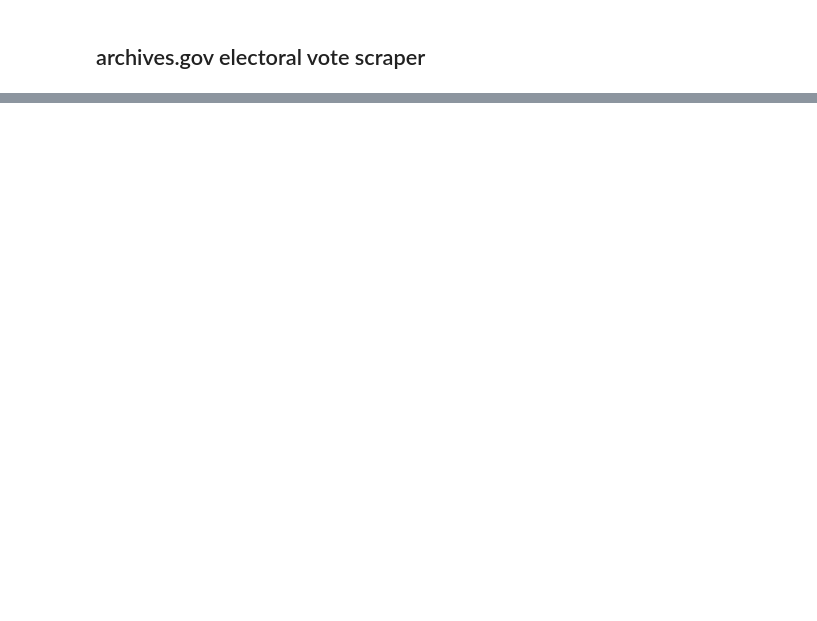
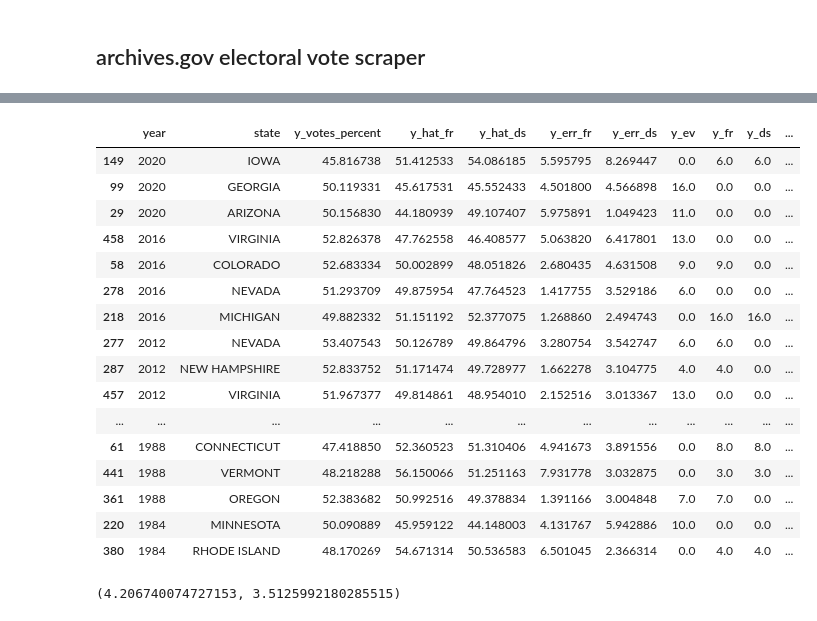
Before and after one commit to ranieri-unimi/bastianin-2022, a Jupyter notebook: electoral-ass.ipynb, the cells around one changed output, grey strips where cells are left out. Saved outputs shown, nothing was run; the diff lists cells and outputs as text; code cells hidden in the pictures; blank space fills up the shorter version.

```diff
--- a/electoral-ass.ipynb
+++ b/electoral-ass.ipynb
@@ -27,4 +67,25 @@ pickle.dump(elec_vote_map, open('datasets/elec_vote_map.pkl', 'wb'))
+# %%
+df[df.ds_spill].sort_values(['year', 'y_err_ds', ], ascending=False)
+# %% [output]
+|  | year | state | y_votes_percent | y_hat_fr | y_hat_ds | y_err_fr | y_err_ds | y_ev | y_fr | y_ds | ... |
+| 149 | 2020 | IOWA | 45.816738 | 51.412533 | 54.086185 | 5.595795 | 8.269447 | 0.0 | 6.0 | 6.0 | ... |
+| 99 | 2020 | GEORGIA | 50.119331 | 45.617531 | 45.552433 | 4.501800 | 4.566898 | 16.0 | 0.0 | 0.0 | ... |
+| 29 | 2020 | ARIZONA | 50.156830 | 44.180939 | 49.107407 | 5.975891 | 1.049423 | 11.0 | 0.0 | 0.0 | ... |
+| 458 | 2016 | VIRGINIA | 52.826378 | 47.762558 | 46.408577 | 5.063820 | 6.417801 | 13.0 | 0.0 | 0.0 | ... |
+| 58 | 2016 | COLORADO | 52.683334 | 50.002899 | 48.051826 | 2.680435 | 4.631508 | 9.0 | 9.0 | 0.0 | ... |
+| 278 | 2016 | NEVADA | 51.293709 | 49.875954 | 47.764523 | 1.417755 | 3.529186 | 6.0 | 0.0 | 0.0 | ... |
+| 218 | 2016 | MICHIGAN | 49.882332 | 51.151192 | 52.377075 | 1.268860 | 2.494743 | 0.0 | 16.0 | 16.0 | ... |
+| 277 | 2012 | NEVADA | 53.407543 | 50.126789 | 49.864796 | 3.280754 | 3.542747 | 6.0 | 6.0 | 0.0 | ... |
+| 287 | 2012 | NEW HAMPSHIRE | 52.833752 | 51.171474 | 49.728977 | 1.662278 | 3.104775 | 4.0 | 4.0 | 0.0 | ... |
+| 457 | 2012 | VIRGINIA | 51.967377 | 49.814861 | 48.954010 | 2.152516 | 3.013367 | 13.0 | 0.0 | 0.0 | ... |
+| ... | ... | ... | ... | ... | ... | ... | ... | ... | ... | ... | ... |
+| 61 | 1988 | CONNECTICUT | 47.418850 | 52.360523 | 51.310406 | 4.941673 | 3.891556 | 0.0 | 8.0 | 8.0 | ... |
+| 441 | 1988 | VERMONT | 48.218288 | 56.150066 | 51.251163 | 7.931778 | 3.032875 | 0.0 | 3.0 | 3.0 | ... |
+| 361 | 1988 | OREGON | 52.383682 | 50.992516 | 49.378834 | 1.391166 | 3.004848 | 7.0 | 7.0 | 0.0 | ... |
+| 220 | 1984 | MINNESOTA | 50.090889 | 45.959122 | 44.148003 | 4.131767 | 5.942886 | 10.0 | 0.0 | 0.0 | ... |
+| 380 | 1984 | RHODE ISLAND | 48.170269 | 54.671314 | 50.536583 | 6.501045 | 2.366314 | 0.0 | 4.0 | 4.0 | ... |
 # %%
 # solo sulla percentuale, non sulla assegnazione
-df = pd.read_csv('datasets/fair-fitted-values.csv')
-rms = np.sqrt(mean_squared_error(df.y_votes_percent, df.y_hat_vote))
+np.sqrt(mean_squared_error(df.y_votes_percent, df.y_hat_fr)), np.sqrt(mean_squared_error(df.y_votes_percent, df.y_hat_ds))
+# %% [output]
+(4.206740074727153, 3.5125992180285515)
```
Also changed, not shown: parts of 6 cells of this notebook, 3 other files.
